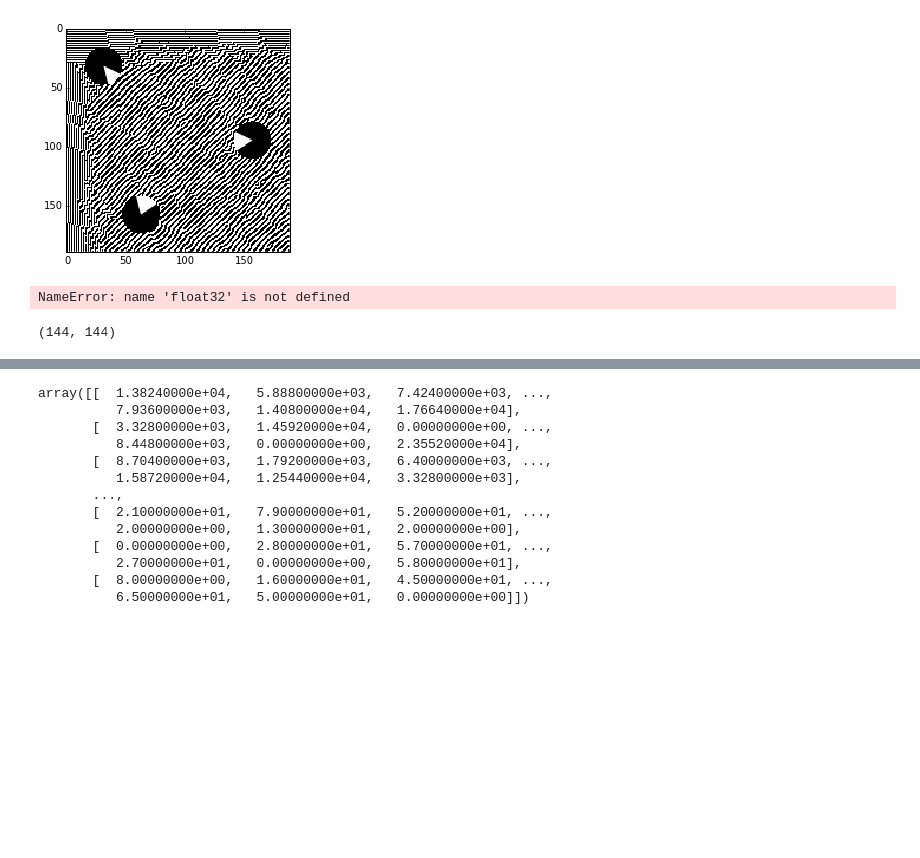
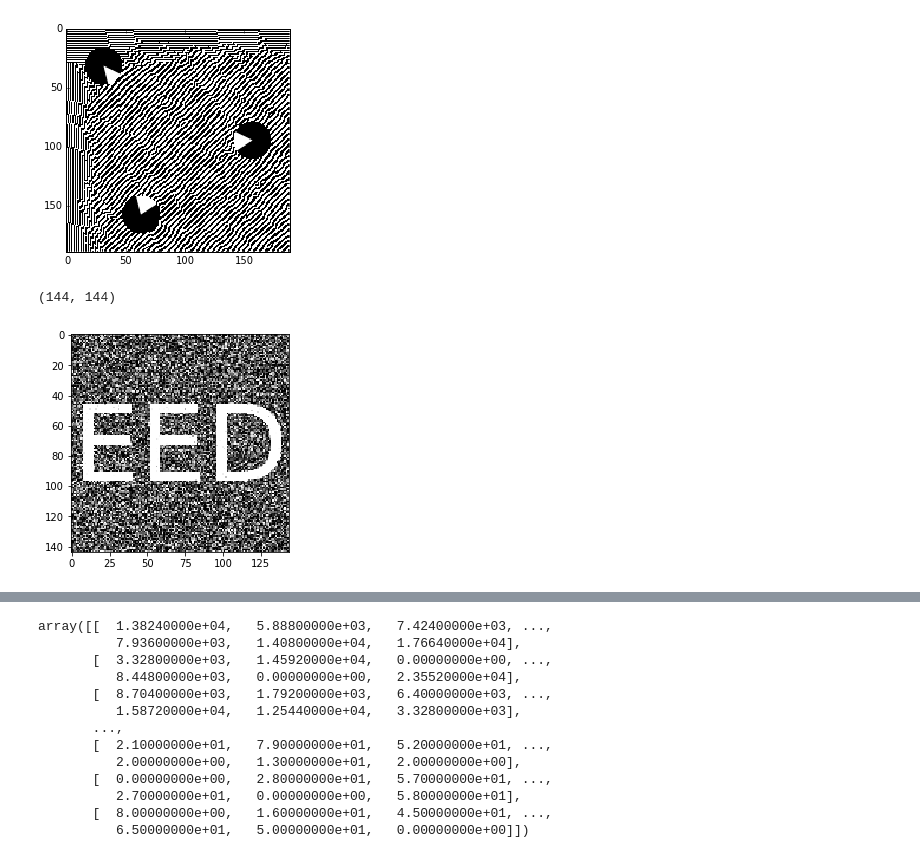
Before and after one commit to eqfinney/diffusion-models, a Jupyter notebook: diffusion.ipynb, the cells around one changed output, grey strips where cells are left out. Drawn from its saved outputs; the diff is of its cells as text; code cells hidden in the pictures; blank space fills up the shorter version.

```diff
--- a/diffusion.ipynb
+++ b/diffusion.ipynb
@@ -426,33 +426,30 @@ d_inpainting.shape
 # %%
 ctx = cl.create_some_context()
 queue = cl.CommandQueue(ctx)
 
 mf = cl.mem_flags
 
 img_g = cl.Buffer(ctx, mf.READ_WRITE | mf.COPY_HOST_PTR, hostbuf=img.astype(np.float32))
 
 # replace float with half and see what happens
 prg = cl.Program(ctx, """
 __kernel void timestwo(
     __global float *img_g)
 {
   int gidx = get_global_id(0);
   int gidy = get_global_id(1);
   img_g[gidx + gidy*144] = 2 * img_g[gidx + gidy*144];
 }
 """).build()
 
 prg.timestwo(queue, img.shape, None, img_g)
 
-result_np = np.empty_like(img)
+result_np = np.empty_like(img).astype(np.float32)
 cl.enqueue_copy(queue, result_np, img_g)
 
 # Show results
 show(result_np)
 print result_np.shape
 # %% [output]
-NameError: name 'float32' is not defined
+(144, 144)
+[figure, added]
-# %%
-img.shape
-# %% [output]
-(144, 144)
```
Also changed, not shown: parts of 1 cell of this notebook.
